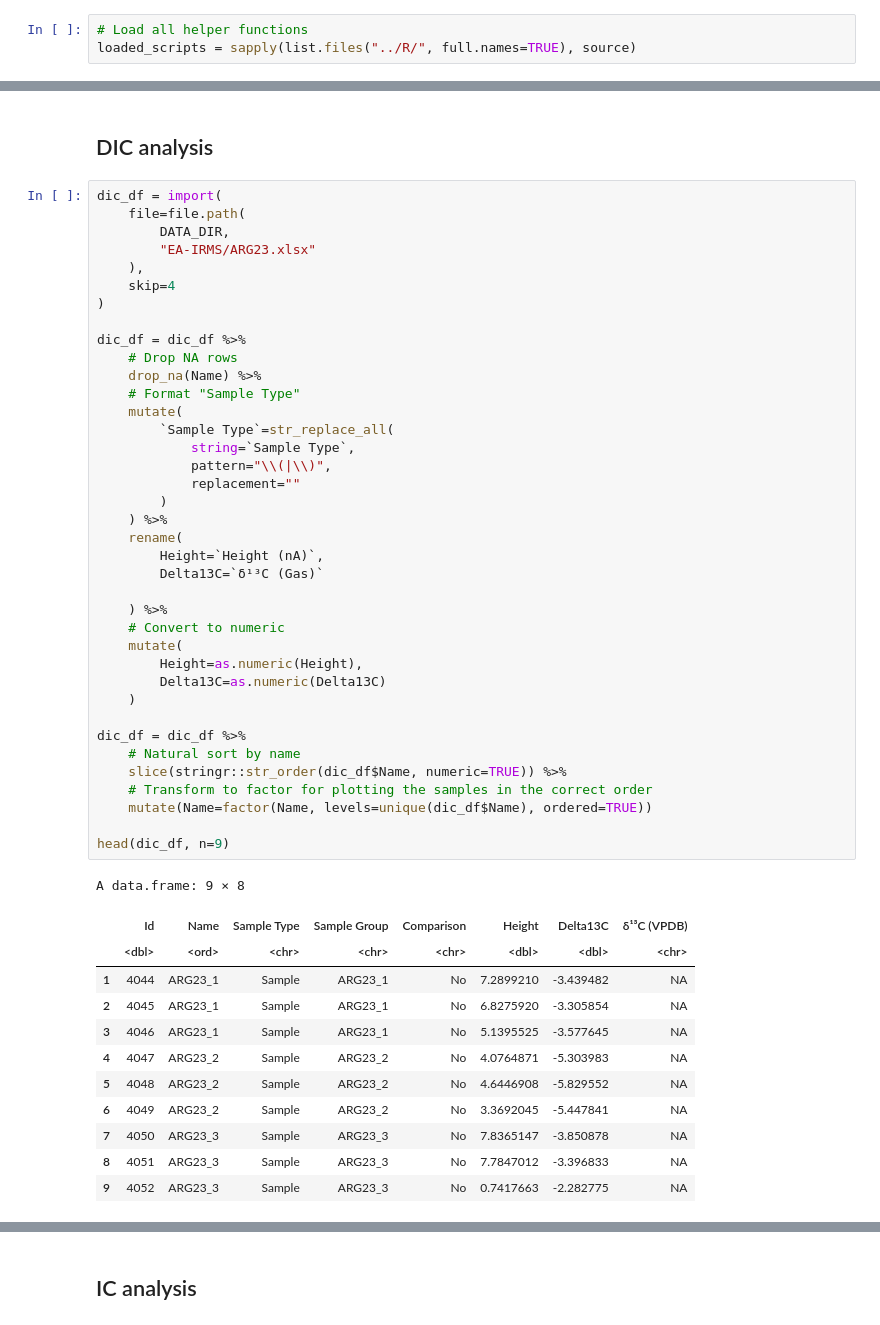
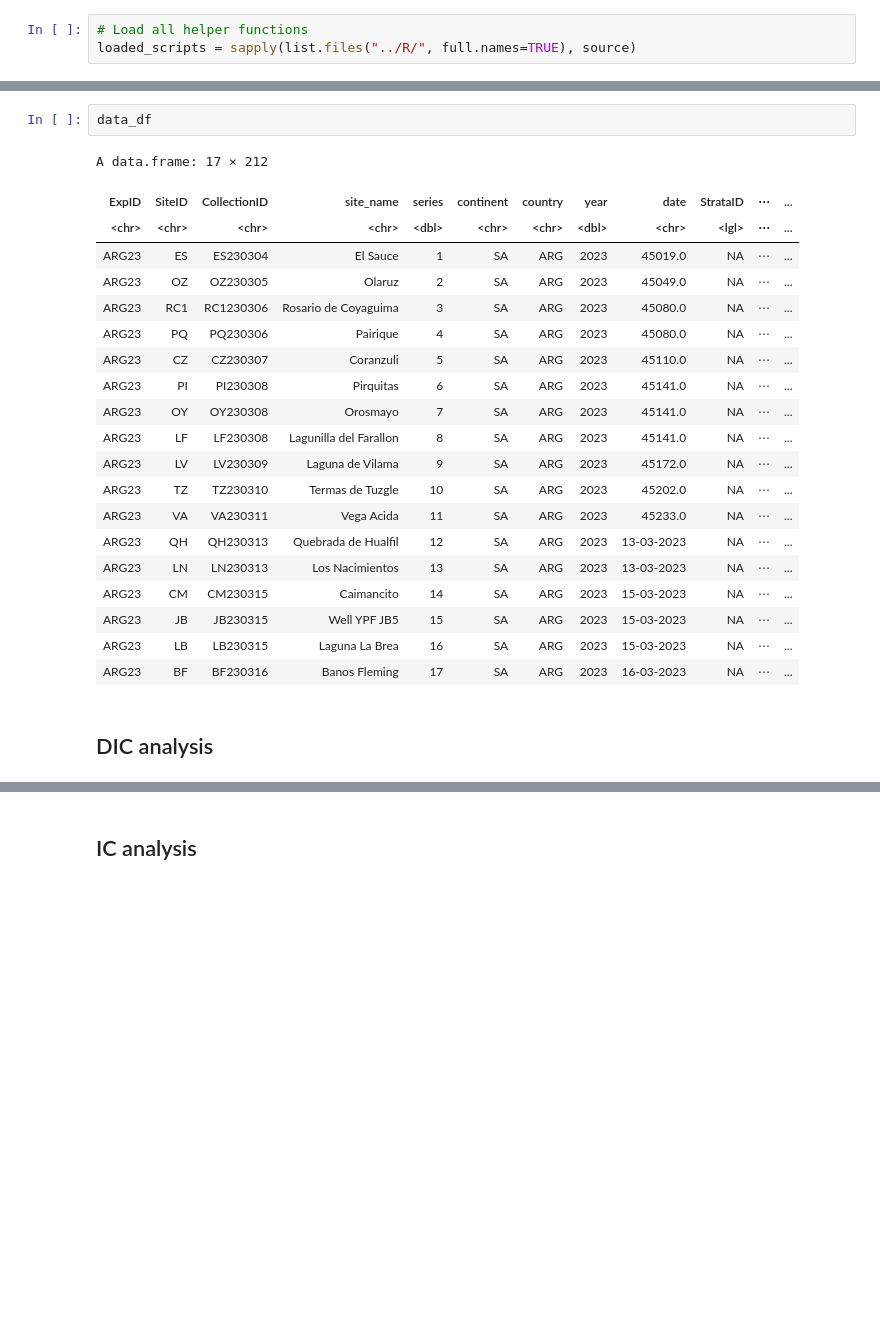
Before and after one commit to giovannellilab/geochem, a Jupyter notebook: notebooks/ARG23.ipynb, the cells around one changed output, grey strips where cells are left out. Drawn from its saved outputs; the diff is of its cells as text; blank space fills up the shorter version.

```diff
--- a/notebooks/ARG23.ipynb
+++ b/notebooks/ARG23.ipynb
@@ -84,55 +88,27 @@ DATA_DIR = file.path(
+# %%
+data_df
+# %% [output]
+A data.frame: 17 × 212
+| ExpID | SiteID | CollectionID | site_name | series | continent | country | year | date | StrataID | ⋯ | ... |
+| <chr> | <chr> | <chr> | <chr> | <dbl> | <chr> | <chr> | <dbl> | <chr> | <lgl> | ⋯ | ... |
+| ARG23 | ES | ES230304 | El Sauce | 1 | SA | ARG | 2023 | 45019.0 | NA | ⋯ | ... |
+| ARG23 | OZ | OZ230305 | Olaruz | 2 | SA | ARG | 2023 | 45049.0 | NA | ⋯ | ... |
+| ARG23 | RC1 | RC1230306 | Rosario de Coyaguima | 3 | SA | ARG | 2023 | 45080.0 | NA | ⋯ | ... |
+| ARG23 | PQ | PQ230306 | Pairique | 4 | SA | ARG | 2023 | 45080.0 | NA | ⋯ | ... |
+| ARG23 | CZ | CZ230307 | Coranzuli | 5 | SA | ARG | 2023 | 45110.0 | NA | ⋯ | ... |
+| ARG23 | PI | PI230308 | Pirquitas | 6 | SA | ARG | 2023 | 45141.0 | NA | ⋯ | ... |
+| ARG23 | OY | OY230308 | Orosmayo | 7 | SA | ARG | 2023 | 45141.0 | NA | ⋯ | ... |
+| ARG23 | LF | LF230308 | Lagunilla del Farallon | 8 | SA | ARG | 2023 | 45141.0 | NA | ⋯ | ... |
+| ARG23 | LV | LV230309 | Laguna de Vilama | 9 | SA | ARG | 2023 | 45172.0 | NA | ⋯ | ... |
+| ARG23 | TZ | TZ230310 | Termas de Tuzgle | 10 | SA | ARG | 2023 | 45202.0 | NA | ⋯ | ... |
+| ARG23 | VA | VA230311 | Vega Acida | 11 | SA | ARG | 2023 | 45233.0 | NA | ⋯ | ... |
+| ARG23 | QH | QH230313 | Quebrada de Hualfil | 12 | SA | ARG | 2023 | 13-03-2023 | NA | ⋯ | ... |
+| ARG23 | LN | LN230313 | Los Nacimientos | 13 | SA | ARG | 2023 | 13-03-2023 | NA | ⋯ | ... |
+| ARG23 | CM | CM230315 | Caimancito | 14 | SA | ARG | 2023 | 15-03-2023 | NA | ⋯ | ... |
+| ARG23 | JB | JB230315 | Well YPF JB5 | 15 | SA | ARG | 2023 | 15-03-2023 | NA | ⋯ | ... |
+| ARG23 | LB | LB230315 | Laguna La Brea | 16 | SA | ARG | 2023 | 15-03-2023 | NA | ⋯ | ... |
+| ARG23 | BF | BF230316 | Banos Fleming | 17 | SA | ARG | 2023 | 16-03-2023 | NA | ⋯ | ... |
 # %% [markdown]
 ## DIC analysis
-# %%
-dic_df = import(
-    file=file.path(
-        DATA_DIR,
-        "EA-IRMS/ARG23.xlsx"
-    ),
-    skip=4
-)
-
-dic_df = dic_df %>%
-    # Drop NA rows
-    drop_na(Name) %>%
-    # Format "Sample Type"
-    mutate(
-        `Sample Type`=str_replace_all(
-            string=`Sample Type`,
-            pattern="\\(|\\)",
-            replacement=""
-        )
-    ) %>%
-    rename(
-        Height=`Height (nA)`,
-        Delta13C=`δ¹³C (Gas)`
-
-    ) %>%
-    # Convert to numeric
-    mutate(
-        Height=as.numeric(Height),
-        Delta13C=as.numeric(Delta13C)
-    )
-
-dic_df = dic_df %>%
-    # Natural sort by name
-    slice(stringr::str_order(dic_df$Name, numeric=TRUE)) %>%
-    # Transform to factor for plotting the samples in the correct order
-    mutate(Name=factor(Name, levels=unique(dic_df$Name), ordered=TRUE))
-
-head(dic_df, n=9)
-# %% [output]
-A data.frame: 9 × 8
-|  | Id | Name | Sample Type | Sample Group | Comparison | Height | Delta13C | δ¹³C (VPDB) |
-|  | <dbl> | <ord> | <chr> | <chr> | <chr> | <dbl> | <dbl> | <chr> |
-| 1 | 4044 | ARG23_1 | Sample | ARG23_1 | No | 7.2899210 | -3.439482 | NA |
-| 2 | 4045 | ARG23_1 | Sample | ARG23_1 | No | 6.8275920 | -3.305854 | NA |
-| 3 | 4046 | ARG23_1 | Sample | ARG23_1 | No | 5.1395525 | -3.577645 | NA |
-| 4 | 4047 | ARG23_2 | Sample | ARG23_2 | No | 4.0764871 | -5.303983 | NA |
-| 5 | 4048 | ARG23_2 | Sample | ARG23_2 | No | 4.6446908 | -5.829552 | NA |
-| 6 | 4049 | ARG23_2 | Sample | ARG23_2 | No | 3.3692045 | -5.447841 | NA |
-| 7 | 4050 | ARG23_3 | Sample | ARG23_3 | No | 7.8365147 | -3.850878 | NA |
-| 8 | 4051 | ARG23_3 | Sample | ARG23_3 | No | 7.7847012 | -3.396833 | NA |
-| 9 | 4052 | ARG23_3 | Sample | ARG23_3 | No | 0.7417663 | -2.282775 | NA |
 # %%
 figure_dic = ggplot(
```
Also changed, not shown: parts of 14 cells of this notebook, 6 other files.
